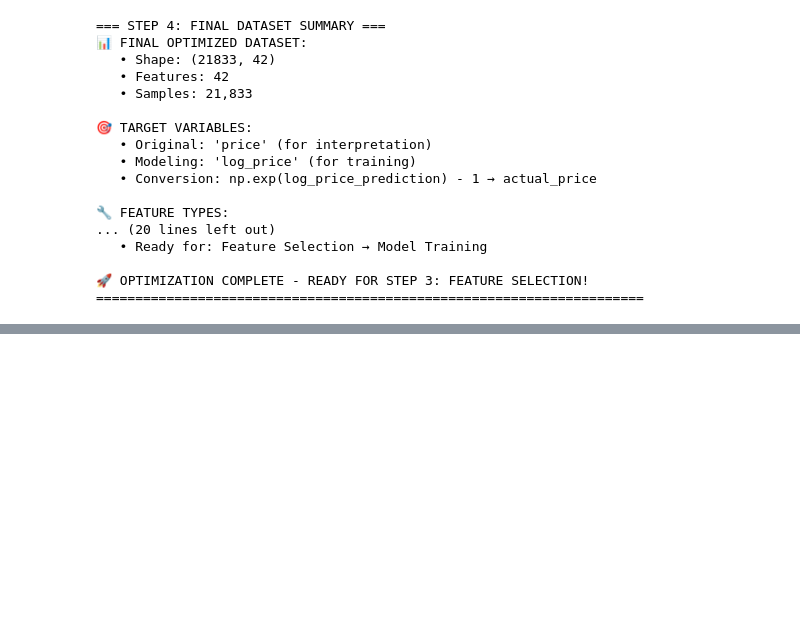
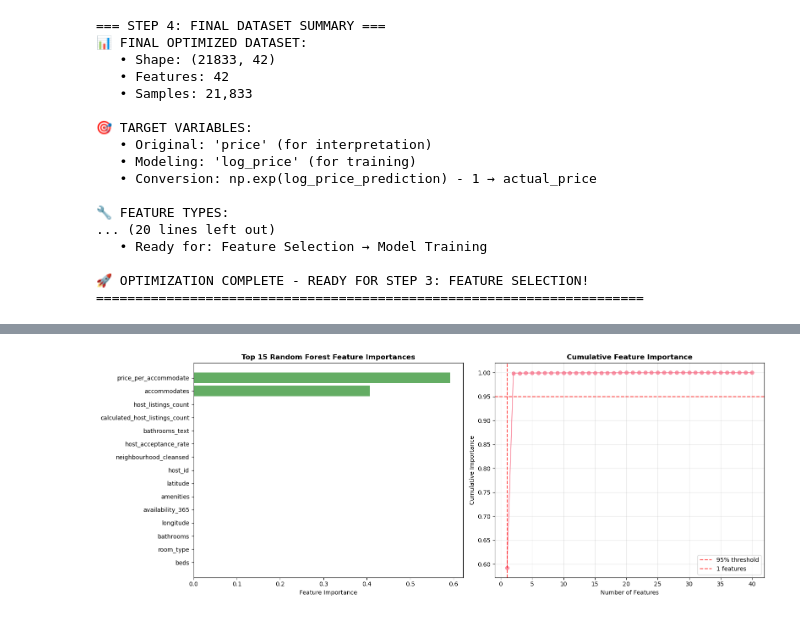
Before and after one commit to RaulJiminian/airBnB_price_predict_final_project, a Jupyter notebook: notebook-analysis/AirBnB_Price_Prediction_Project.ipynb, the cells around one changed output, grey strips where cells are left out. Drawn from its saved outputs; the diff is of its cells as text; code cells hidden in the pictures; blank space fills up the shorter version.

```diff
--- a/notebook-analysis/AirBnB_Price_Prediction_Project.ipynb
+++ b/notebook-analysis/AirBnB_Price_Prediction_Project.ipynb
@@ -1168,0 +1425,77 @@ print("="*70)
+# %%
+print("=== STEP 3.4: RANDOM FOREST FEATURE IMPORTANCE ===")
+
+# Train Random Forest model
+rf = RandomForestRegressor(
+    n_estimators=100,
+    max_depth=10,
+    min_samples_split=5,
+    min_samples_leaf=2,
+    random_state=42,
+    n_jobs=-1
+)
+
+rf.fit(X_train, y_train)
+
+# Make predictions
+y_pred_train_rf = rf.predict(X_train)
+y_pred_test_rf = rf.predict(X_test)
+
+# Calculate performance metrics
+train_r2_rf = r2_score(y_train, y_pred_train_rf)
+test_r2_rf = r2_score(y_test, y_pred_test_rf)
+train_rmse_rf = np.sqrt(mean_squared_error(y_train, y_pred_train_rf))
+test_rmse_rf = np.sqrt(mean_squared_error(y_test, y_pred_test_rf))
+
+print(f"📊 RANDOM FOREST PERFORMANCE:")
+print(f"   • Train R²: {train_r2_rf:.3f}")
+print(f"   • Test R²: {test_r2_rf:.3f}")
+print(f"   • Train RMSE: {train_rmse_rf:.3f}")
+print(f"   • Test RMSE: {test_rmse_rf:.3f}")
+
+# Get feature importance
+rf_importance = pd.DataFrame({
+    'Feature': X.columns,
+    'Importance': rf.feature_importances_
+}).sort_values('Importance', ascending=False)
+
+print(f"\n🏆 TOP 10 FEATURES BY RANDOM FOREST IMPORTANCE:")
+for idx, row in rf_importance.head(10).iterrows():
+    print(f"   {idx+1:2d}. {row['Feature']:<25} {row['Importance']:8.4f}")
+
+# Calculate cumulative importance
+rf_importance['Cumulative_Importance'] = rf_importance['Importance'].cumsum()
+
+# Find features that contribute to 95% of importance
+importance_95 = rf_importance[rf_importance['Cumulative_Importance'] <= 0.95]
+print(f"\n📈 FEATURES FOR 95% CUMULATIVE IMPORTANCE: {len(importance_95)}")
+
+# Visualize Random Forest feature importance
+fig, axes = plt.subplots(1, 2, figsize=(16, 6))
+
+# Top features bar plot
+top_rf = rf_importance.head(15)
+axes[0].barh(range(len(top_rf)), top_rf['Importance'], color='forestgreen', alpha=0.7)
+axes[0].set_yticks(range(len(top_rf)))
+axes[0].set_yticklabels(top_rf['Feature'])
+axes[0].set_xlabel('Feature Importance')
+axes[0].set_title('Top 15 Random Forest Feature Importances', fontweight='bold')
+axes[0].invert_yaxis()
+
+# Cumulative importance
+axes[1].plot(range(1, len(rf_importance) + 1), rf_importance['Cumulative_Importance'], 'o-', alpha=0.7)
+axes[1].axhline(y=0.95, color='red', linestyle='--', alpha=0.7, label='95% threshold')
+axes[1].axvline(x=len(importance_95), color='red', linestyle='--', alpha=0.7,
+                label=f'{len(importance_95)} features')
+axes[1].set_xlabel('Number of Features')
+axes[1].set_ylabel('Cumulative Importance')
+axes[1].set_title('Cumulative Feature Importance', fontweight='bold')
+axes[1].legend()
+axes[1].grid(True, alpha=0.3)
+
+plt.tight_layout()
+plt.show()
+
+# Store results
+feature_importance_results['Random_Forest'] = rf_importance
+# %% [output]
@@ -1168,0 +1522 @@ print("="*70)
+[figure, added]
```
Also changed, not shown: parts of 15 cells of this notebook, 2 other files.
